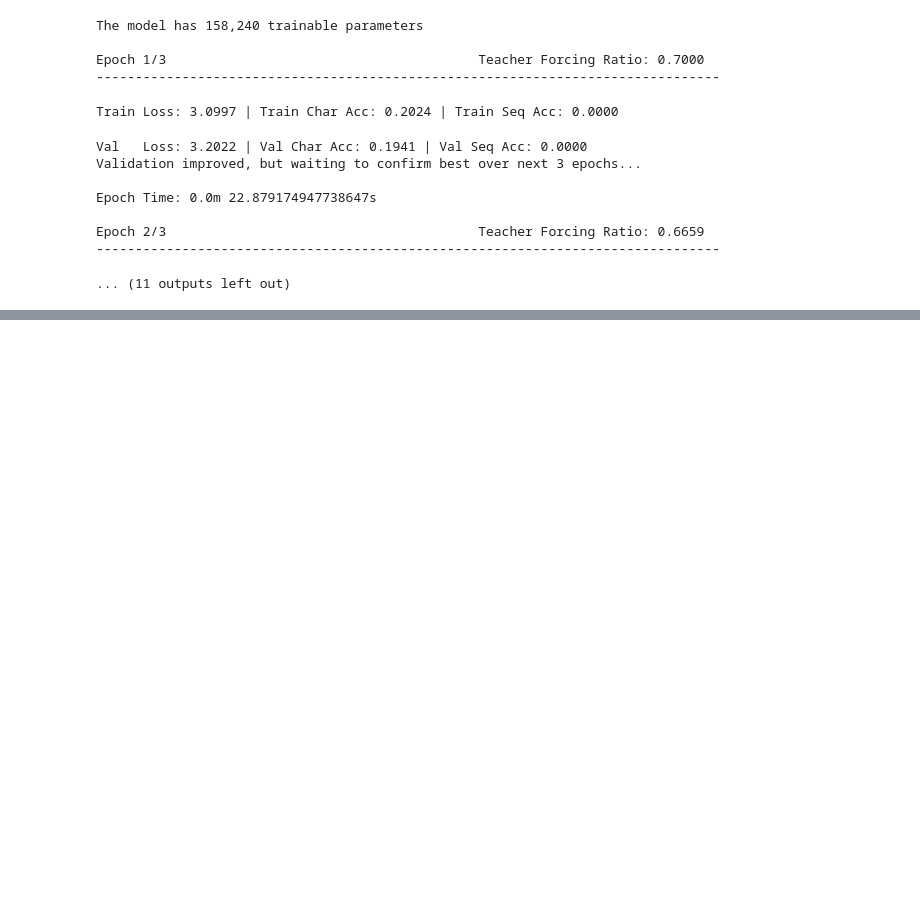
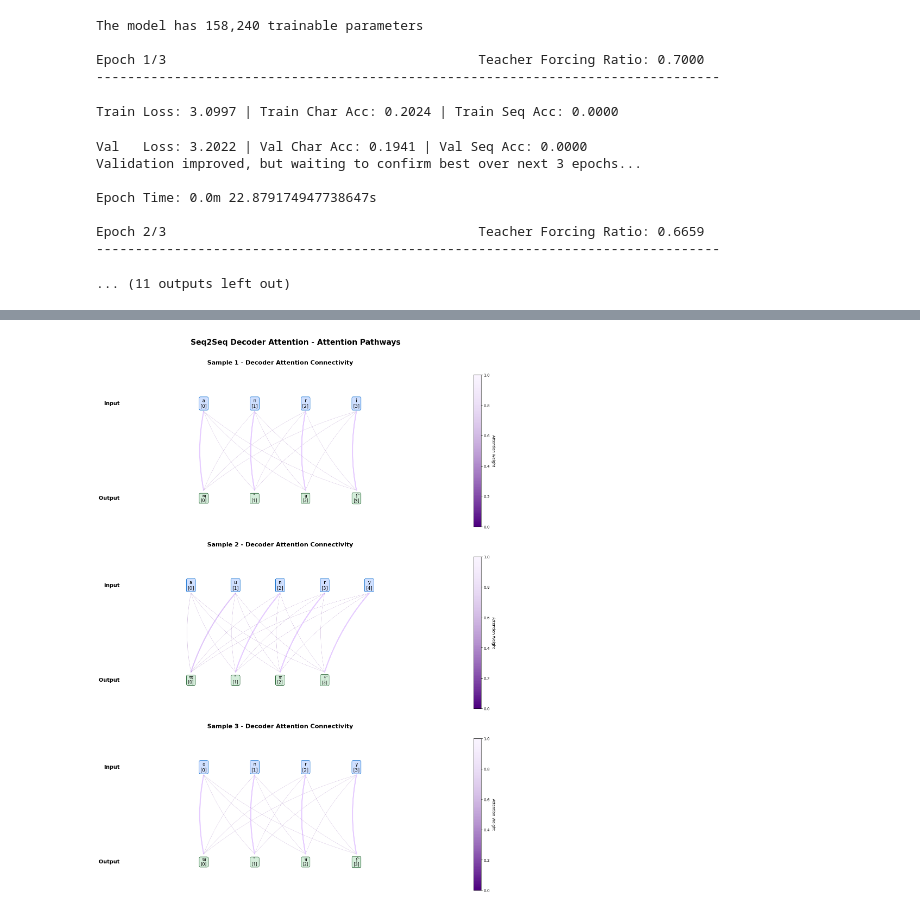
Before and after one commit to indramandal85/DA6401_Assignmenet_3_Sequence2Sequence_models, a Jupyter notebook: predictions_attention/seq2seq_Attention.ipynb, the cells around one changed output, grey strips where cells are left out. Drawn from its saved outputs; the diff is of its cells as text; code cells hidden in the pictures; blank space fills up the shorter version.

```diff
--- a/predictions_attention/seq2seq_Attention.ipynb
+++ b/predictions_attention/seq2seq_Attention.ipynb
@@ -1020,0 +1425,15 @@ wandb.finish()
+# %%
+device = torch.device("cpu")
+from matplotlib.colors import LinearSegmentedColormap
+# %%
+visualize_connectivity(
+    seq2seq_model=best_seq2seq,
+    dataloader=test_dataloader,
+    input_vocab=vocab_in,
+    output_vocab=vocab_out,
+    device=device,
+    num_samples=3,
+    log_to_wandb=False
+)
+# %% [output]
+[figure, added]
```
Also changed, not shown: parts of 12 cells of this notebook, 1 other file.
